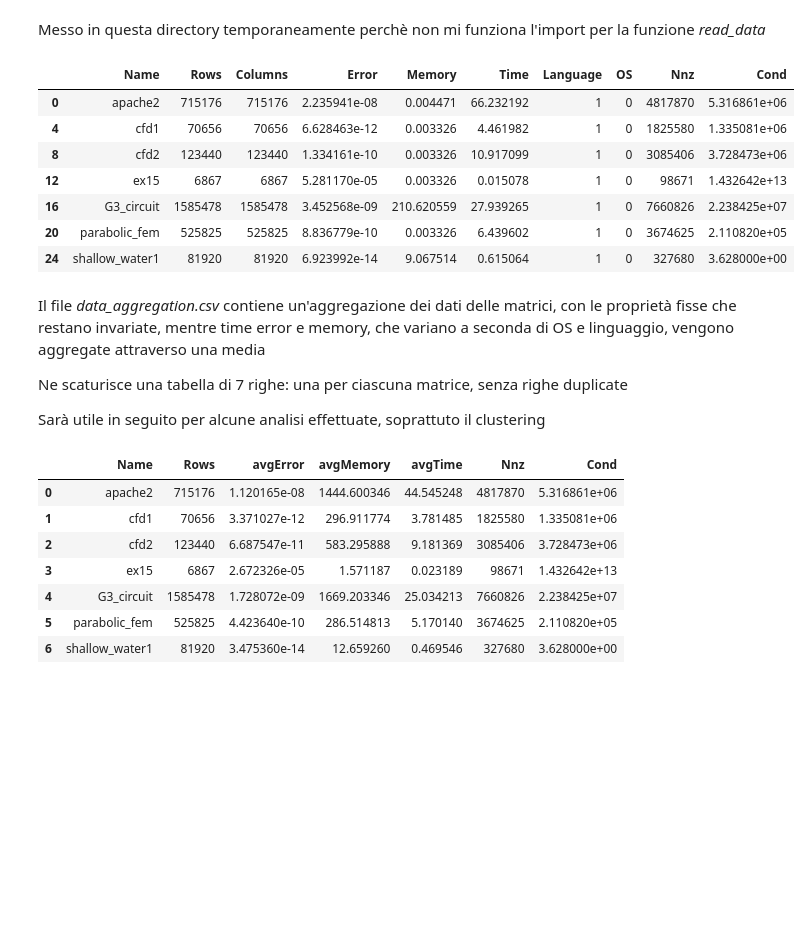
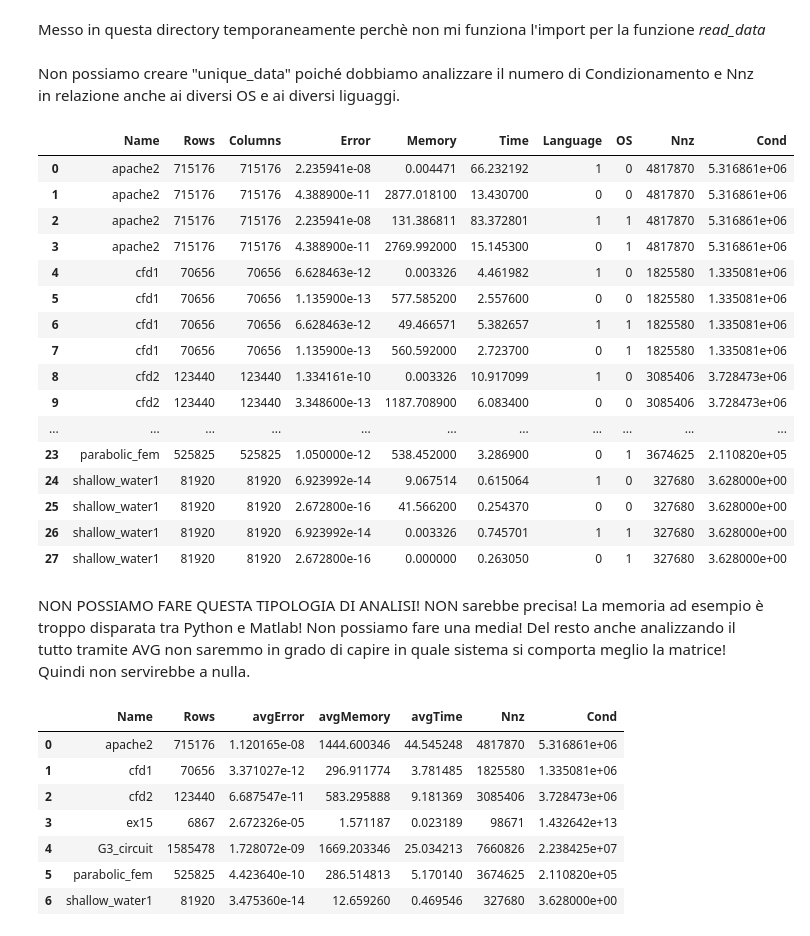
Before and after one commit to simonebenitozzi/cholesky-analysis, a Jupyter notebook: Analysis/model/additional_analysis.ipynb, the cells around one changed output. Drawn from its saved outputs; the diff is of its cells as text; code cells hidden in the pictures; blank space fills up the shorter version.

```diff
--- a/Analysis/model/additional_analysis.ipynb
+++ b/Analysis/model/additional_analysis.ipynb
@@ -4,26 +6,45 @@ Messo in questa directory temporaneamente perchè non mi funziona l'import per l
 import pandas as pd
 import matplotlib.pyplot as plt
+# %%
+
+def read_data(name):
+    from Analysis.resources.costants import RESOURCES_DIRECTORY
+    path = os.path.join(RESOURCES_DIRECTORY, name)
+    return pd.read_csv(path)
+
+
+def write_data(df, name):
+    from Analysis.resources.costants import RESOURCES_DIRECTORY
+    path = os.path.join(RESOURCES_DIRECTORY, name)
+    df.to_csv(path, index=False)
+# %% [markdown]
+Non possiamo creare "unique_data" poiché dobbiamo analizzare il numero di Condizionamento e Nnz in relazione anche ai diversi OS e ai diversi liguaggi.
 # %%
 data = read_data("data.csv")
-
+data
 # drops rows with duplicat Name, since conditioning and nnz is the same
-unique_data = data.drop_duplicates(subset='Name', keep="first")
-unique_data
+# unique_data = data.drop_duplicates(subset='Name', keep="first")
+# unique_data
 # %% [output]
 |  | Name | Rows | Columns | Error | Memory | Time | Language | OS | Nnz | Cond |
 | 0 | apache2 | 715176 | 715176 | 2.235941e-08 | 0.004471 | 66.232192 | 1 | 0 | 4817870 | 5.316861e+06 |
+| 1 | apache2 | 715176 | 715176 | 4.388900e-11 | 2877.018100 | 13.430700 | 0 | 0 | 4817870 | 5.316861e+06 |
+| 2 | apache2 | 715176 | 715176 | 2.235941e-08 | 131.386811 | 83.372801 | 1 | 1 | 4817870 | 5.316861e+06 |
+| 3 | apache2 | 715176 | 715176 | 4.388900e-11 | 2769.992000 | 15.145300 | 0 | 1 | 4817870 | 5.316861e+06 |
 | 4 | cfd1 | 70656 | 70656 | 6.628463e-12 | 0.003326 | 4.461982 | 1 | 0 | 1825580 | 1.335081e+06 |
+| 5 | cfd1 | 70656 | 70656 | 1.135900e-13 | 577.585200 | 2.557600 | 0 | 0 | 1825580 | 1.335081e+06 |
+| 6 | cfd1 | 70656 | 70656 | 6.628463e-12 | 49.466571 | 5.382657 | 1 | 1 | 1825580 | 1.335081e+06 |
+| 7 | cfd1 | 70656 | 70656 | 1.135900e-13 | 560.592000 | 2.723700 | 0 | 1 | 1825580 | 1.335081e+06 |
 | 8 | cfd2 | 123440 | 123440 | 1.334161e-10 | 0.003326 | 10.917099 | 1 | 0 | 3085406 | 3.728473e+06 |
-| 12 | ex15 | 6867 | 6867 | 5.281170e-05 | 0.003326 | 0.015078 | 1 | 0 | 98671 | 1.432642e+13 |
-| 16 | G3_circuit | 1585478 | 1585478 | 3.452568e-09 | 210.620559 | 27.939265 | 1 | 0 | 7660826 | 2.238425e+07 |
-| 20 | parabolic_fem | 525825 | 525825 | 8.836779e-10 | 0.003326 | 6.439602 | 1 | 0 | 3674625 | 2.110820e+05 |
+| 9 | cfd2 | 123440 | 123440 | 3.348600e-13 | 1187.708900 | 6.083400 | 0 | 0 | 3085406 | 3.728473e+06 |
+| ... | ... | ... | ... | ... | ... | ... | ... | ... | ... | ... |
+| 23 | parabolic_fem | 525825 | 525825 | 1.050000e-12 | 538.452000 | 3.286900 | 0 | 1 | 3674625 | 2.110820e+05 |
 | 24 | shallow_water1 | 81920 | 81920 | 6.923992e-14 | 9.067514 | 0.615064 | 1 | 0 | 327680 | 3.628000e+00 |
+| 25 | shallow_water1 | 81920 | 81920 | 2.672800e-16 | 41.566200 | 0.254370 | 0 | 0 | 327680 | 3.628000e+00 |
+| 26 | shallow_water1 | 81920 | 81920 | 6.923992e-14 | 0.003326 | 0.745701 | 1 | 1 | 327680 | 3.628000e+00 |
+| 27 | shallow_water1 | 81920 | 81920 | 2.672800e-16 | 0.000000 | 0.263050 | 0 | 1 | 327680 | 3.628000e+00 |
-# %% [markdown]
-Il file *data_aggregation.csv* contiene un'aggregazione dei dati delle matrici, con le proprietà fisse che restano invariate, mentre time error e memory, che variano a seconda di OS e linguaggio, vengono aggregate attraverso una media
-
-Ne scaturisce una tabella di 7 righe: una per ciascuna matrice, senza righe duplicate
-
-Sarà utile in seguito per alcune analisi effettuate, soprattuto il clustering
+# %% [markdown]
+NON POSSIAMO FARE QUESTA TIPOLOGIA DI ANALISI! NON sarebbe precisa! La memoria ad esempio è troppo disparata tra Python e Matlab! Non possiamo fare una media! Del resto anche analizzando il tutto tramite AVG non saremmo in grado di capire in quale sistema si comporta meglio la matrice! Quindi non servirebbe a nulla.
 # %%
 data = pd.read_csv("data.csv")
 unique_data = data.drop_duplicates(subset='Name', keep="first")
```
Also changed, not shown: parts of 1 cell of this notebook.
